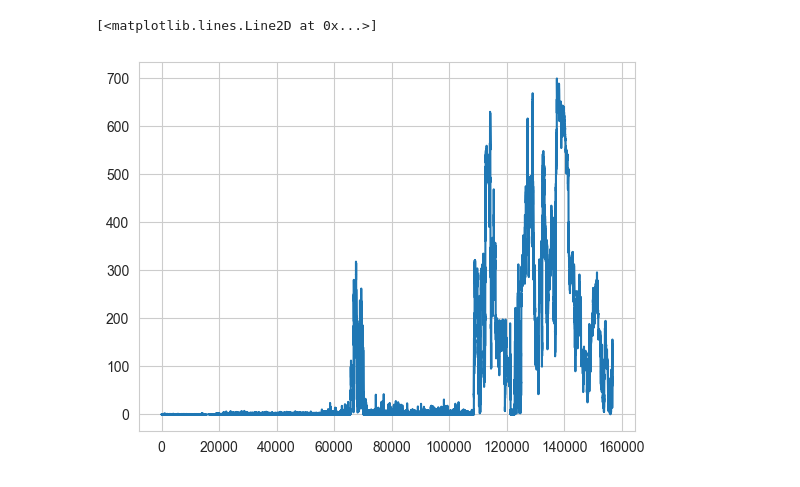
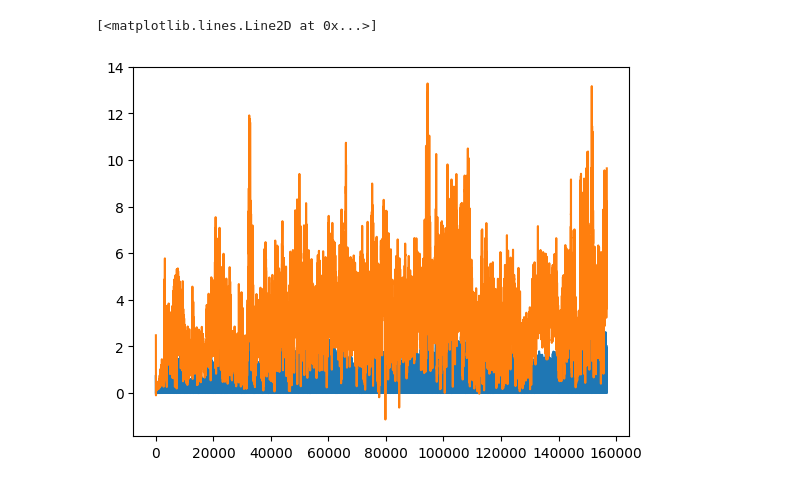
Before and after one commit to ptarabishi/maui_codebook, a Jupyter notebook: notebooks/2026_07_22_fictrac.ipynb, the cells around one changed output. Saved outputs shown, nothing was run; the diff lists cells and outputs as text; code cells hidden in the pictures.

Commit message:
wrote functions to pull behavior timestamps and speed data

```diff
--- a/notebooks/2026_07_22_fictrac.ipynb
+++ b/notebooks/2026_07_22_fictrac.ipynb
@@ -5,8 +7,24 @@ import matplotlib.pyplot as plt
 # %%
-dat_file = '/Volumes/AhmedLab/princess/data/pIP10_GC8m_fly06_win02_trial01/side_video_2026-04-27T12_22_54-20260722_153843.dat'
+dat_file = '/Volumes/AhmedLab/princess/data/pIP10_GC8m_fly03_win02_trial01/side_video_2026-04-25T11_12_11-20260722_170212.dat'
+
+
+def pull_fictrac_speed(dat_file, camera_framerate = 130, smoothing_window_s = 0.5):
+    speed_df = pd.DataFrame(pd.read_csv(dat_file, header=None)) # radians/frame
+
+    # calculate speed in mm/s, where mm = arc length
+    # arc length = radius * radians
+    ball_radius = 4.5 # mm
+    inst_speed = speed_df[18] * ball_radius * camera_framerate # mm/s
+
+    window_size = int(smoothing_window_s * camera_framerate)
+    speed_smoothed = savgol_filter(inst_speed, window_size, polyorder=3)
+    return speed_smoothed
+
 dat_dataframe = pd.DataFrame(pd.read_csv(dat_file, header=None))
 inst_speed = np.rad2deg(dat_dataframe[18])
+fly_speed = pull_fictrac_speed(dat_file, camera_framerate = 130)
 plt.plot(inst_speed)
+plt.plot(fly_speed)
 # %% [output]
 [<matplotlib.lines.Line2D at 0x...>]
-[figure, old version]
+[figure, new version]
```
Also changed, not shown: parts of 15 cells of this notebook.
